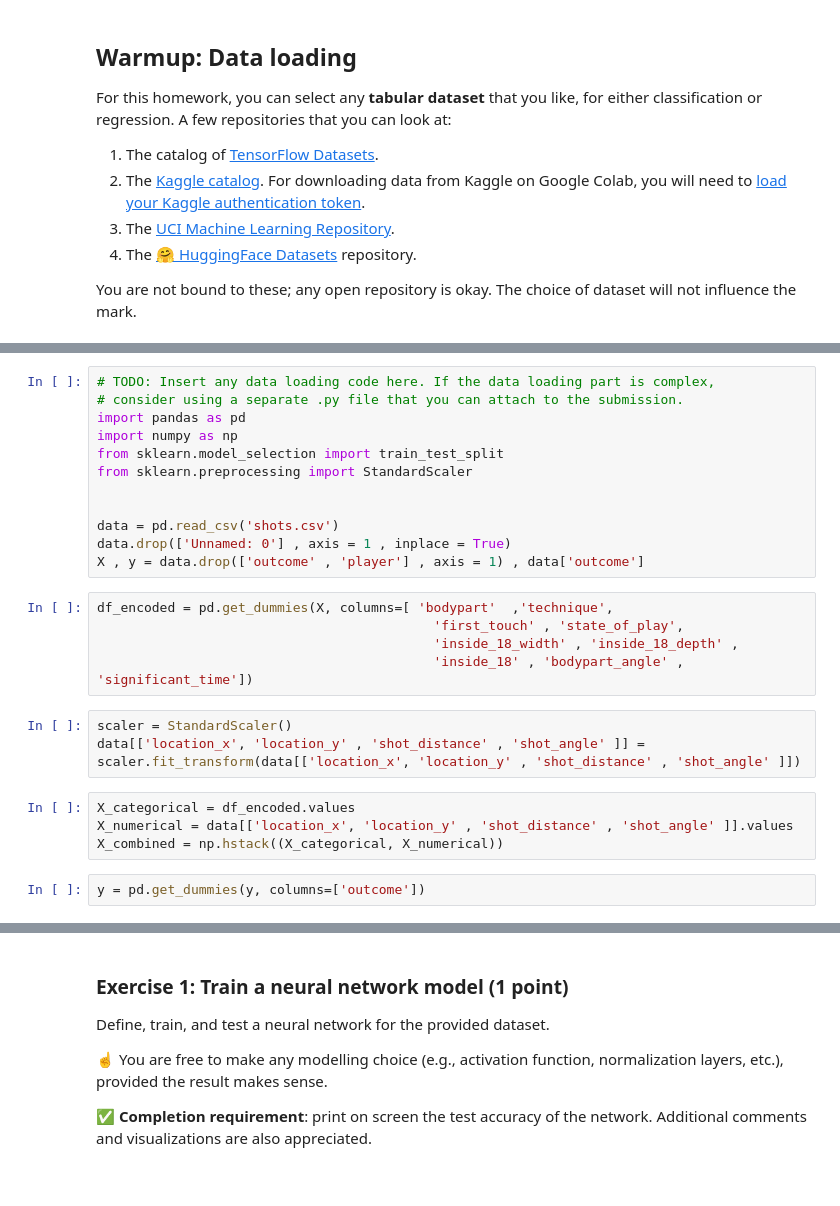
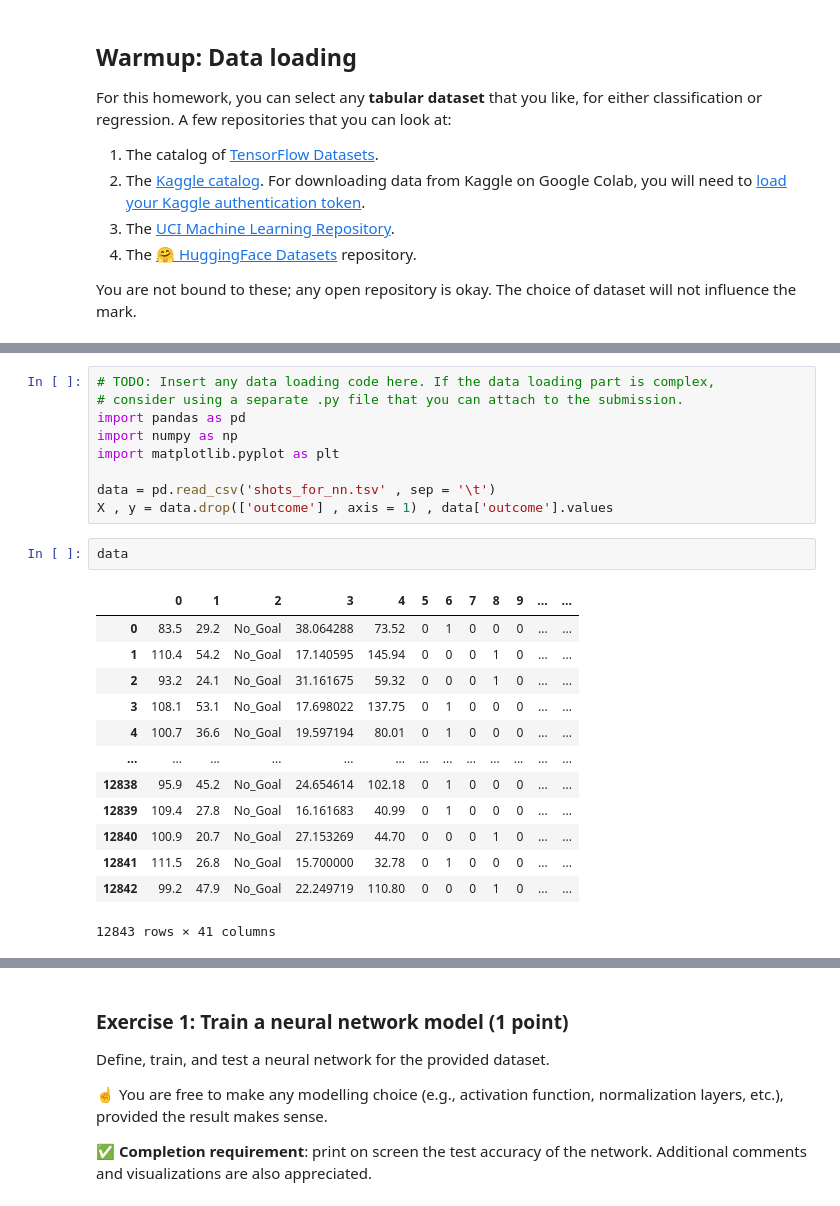
Before and after one commit to PaoloBarba/NN_Homework_1, a Jupyter notebook: NNDS_2023_Homework.ipynb, the cells around one changed output, grey strips where cells are left out. Cells and saved outputs as stored; diff of their text form.

```diff
--- a/NNDS_2023_Homework.ipynb
+++ b/NNDS_2023_Homework.ipynb
@@ -58,24 +64,23 @@ You are not bound to these; any open repository is okay. The choice of dataset w
 # consider using a separate .py file that you can attach to the submission.
 import pandas as pd
 import numpy as np
-from sklearn.model_selection import train_test_split
-from sklearn.preprocessing import StandardScaler
+import matplotlib.pyplot as plt
 
-
-data = pd.read_csv('shots.csv')
-data.drop(['Unnamed: 0'] , axis = 1 , inplace = True)
-X , y = data.drop(['outcome' , 'player'] , axis = 1) , data['outcome']
+data = pd.read_csv('shots_for_nn.tsv' , sep = '\t')
+X , y = data.drop(['outcome'] , axis = 1) , data['outcome'].values
-# %%
-df_encoded = pd.get_dummies(X, columns=[ 'bodypart'  ,'technique',
-                                           'first_touch' , 'state_of_play',
-                                           'inside_18_width' , 'inside_18_depth' ,
-                                           'inside_18' , 'bodypart_angle' , 'significant_time'])
-# %%
-scaler = StandardScaler()
-data[['location_x', 'location_y' , 'shot_distance' , 'shot_angle' ]] = scaler.fit_transform(data[['location_x', 'location_y' , 'shot_distance' , 'shot_angle' ]])
-# %%
-X_categorical = df_encoded.values
-X_numerical = data[['location_x', 'location_y' , 'shot_distance' , 'shot_angle' ]].values
-X_combined = np.hstack((X_categorical, X_numerical))
-# %%
-y = pd.get_dummies(y, columns=['outcome'])
+# %%
+data
+# %% [output]
+|  | 0 | 1 | 2 | 3 | 4 | 5 | 6 | 7 | 8 | 9 | ... | ... |
+| 0 | 83.5 | 29.2 | No_Goal | 38.064288 | 73.52 | 0 | 1 | 0 | 0 | 0 | ... | ... |
+| 1 | 110.4 | 54.2 | No_Goal | 17.140595 | 145.94 | 0 | 0 | 0 | 1 | 0 | ... | ... |
+| 2 | 93.2 | 24.1 | No_Goal | 31.161675 | 59.32 | 0 | 0 | 0 | 1 | 0 | ... | ... |
+| 3 | 108.1 | 53.1 | No_Goal | 17.698022 | 137.75 | 0 | 1 | 0 | 0 | 0 | ... | ... |
+| 4 | 100.7 | 36.6 | No_Goal | 19.597194 | 80.01 | 0 | 1 | 0 | 0 | 0 | ... | ... |
+| ... | ... | ... | ... | ... | ... | ... | ... | ... | ... | ... | ... | ... |
+| 12838 | 95.9 | 45.2 | No_Goal | 24.654614 | 102.18 | 0 | 1 | 0 | 0 | 0 | ... | ... |
+| 12839 | 109.4 | 27.8 | No_Goal | 16.161683 | 40.99 | 0 | 1 | 0 | 0 | 0 | ... | ... |
+| 12840 | 100.9 | 20.7 | No_Goal | 27.153269 | 44.70 | 0 | 0 | 0 | 1 | 0 | ... | ... |
+| 12841 | 111.5 | 26.8 | No_Goal | 15.700000 | 32.78 | 0 | 1 | 0 | 0 | 0 | ... | ... |
+| 12842 | 99.2 | 47.9 | No_Goal | 22.249719 | 110.80 | 0 | 0 | 0 | 1 | 0 | ... | ... |
+12843 rows × 41 columns
```
Also changed, not shown: parts of 12 cells of this notebook.
